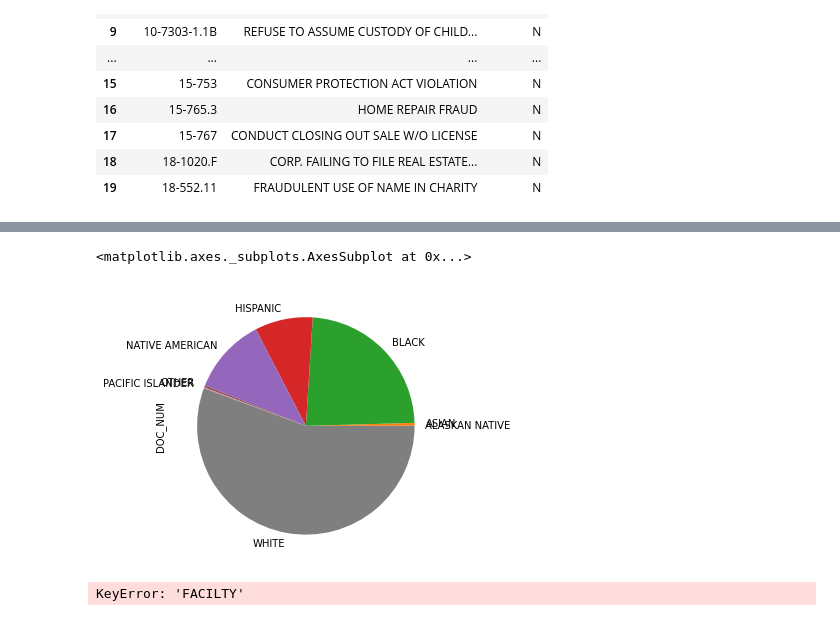
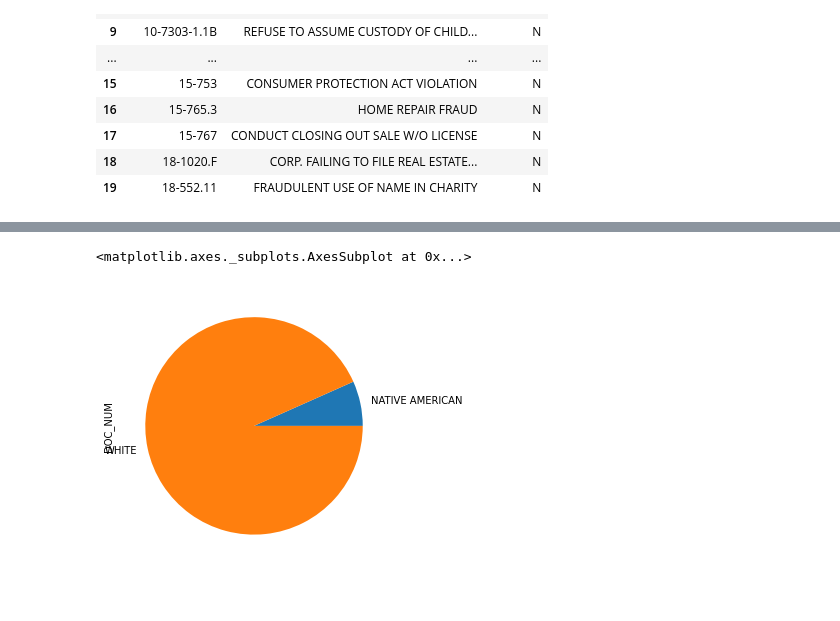
Before and after one commit to codefortulsa/odoc-parse, a Jupyter notebook: odoc_download.ipynb, the cells around one changed output, grey strips where cells are left out. Drawn from its saved outputs; the diff is of its cells as text; code cells hidden in the pictures.

```diff
--- a/odoc_download.ipynb
+++ b/odoc_download.ipynb
@@ -34,7 +34,7 @@ import pandas as pd
 file = 'data/Vendor_Profile_Sample_Text.dat'
 
 # uncomment this line to use the full dataset
-file = 'data/Vendor_Profile_Extract_Text.dat'
+# file = 'data/Vendor_Profile_Extract_Text.dat'
 
 names = [
     "DOC_NUM"
@@ -69,7 +69,8 @@ widths = [
     2,
     2,
     4,
-    40,10
+    40,
+    10
 ]
 
 profile_df = pd.read_fwf(file,
@@ -170,8 +182,7 @@ ence
 file = 'data/Vendor_sentence_Sample_Text.dat'
 
 # uncomment this line to use the full dataset
-file = 'data/Vendor_sentence_Extract_Text.dat'
-
+# file = 'data/Vendor_sentence_Extract_Text.dat'
 
 names =[
     "DOC_NUM",
@@ -183,11 +194,13 @@ names =[
     "PROBATION_TERM_IN_YEARS"
 ]
 
+
+# first char in file is blank so offset by one in DOC_NUM field
 widths = [
-    10,
+    11,
     40,
     40,
-    10,
+    9,
     40,
     13,
     13
@@ -298,18 +317,11 @@ active_inmates.head(20)
 # %%
 import numpy as np
 
 import matplotlib.pyplot as plt
 
 
-graph_df = active_inmates.groupby(['RACE'])['DOC_NUM'].count()
+graph_df = joined_df.groupby(['RACE'])['DOC_NUM'].count()
 graph_df.plot.pie(y='RACE', figsize=(5, 5))
 # %% [output]
 <matplotlib.axes._subplots.AxesSubplot at 0x...>
-[figure, old version]
+[figure, new version]
-# %%
-
-facility_graph = active_inmates.groupby(['FACILTY'])['DOC_NUM'].count()
-
-facility_graph.plot.bar(y='FACILITY', figsize=(5, 5))
-# %% [output]
-KeyError: 'FACILTY'
```
Also changed, not shown: parts of 6 cells of this notebook, 1 other file.
